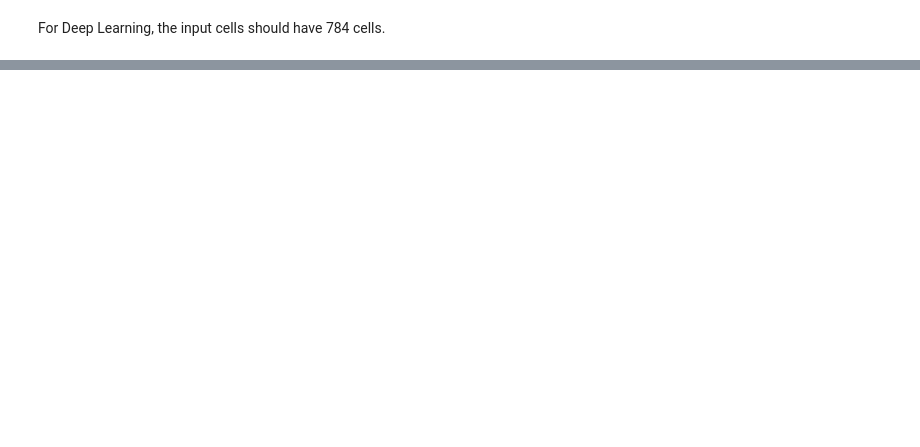
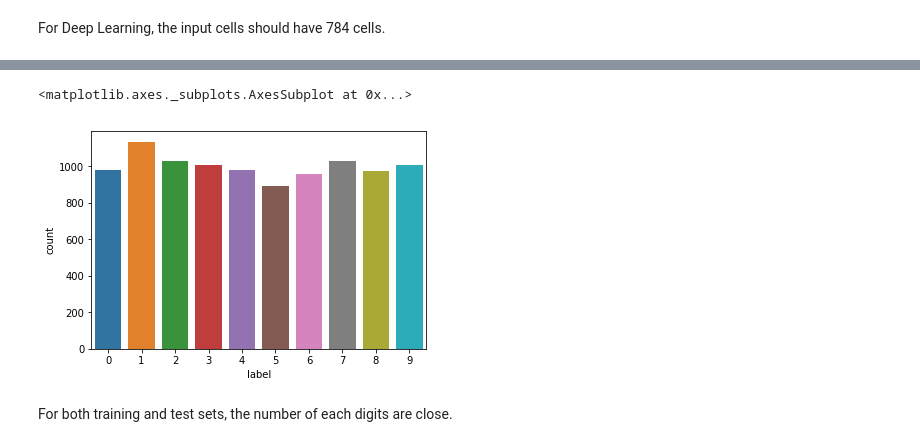
Before and after one commit to pochiehliu/CNN-for-Digit-Recognition, a Jupyter notebook: Step 1 EDAV.ipynb, the cells around one changed output, grey strips where cells are left out. Cells and saved outputs as stored; diff of their text form; code cells hidden in the pictures; blank space fills up the shorter version.

```diff
--- a/Step 1 EDAV.ipynb
+++ b/Step 1 EDAV.ipynb
@@ -49,0 +78,8 @@ For Deep Learning, the input cells should have 784 cells.
+# %%
+labels = pd.Series(test_labels).to_frame(name='label').groupby('label').size().reset_index(name = 'count')
+sns.barplot(x= 'label', y = 'count', data = labels)
+# %% [output]
+<matplotlib.axes._subplots.AxesSubplot at 0x...>
+[figure, added]
+# %% [markdown]
+For both training and test sets, the number of each digits are close.
```
Also changed, not shown: parts of 4 cells of this notebook, 3 other files.
